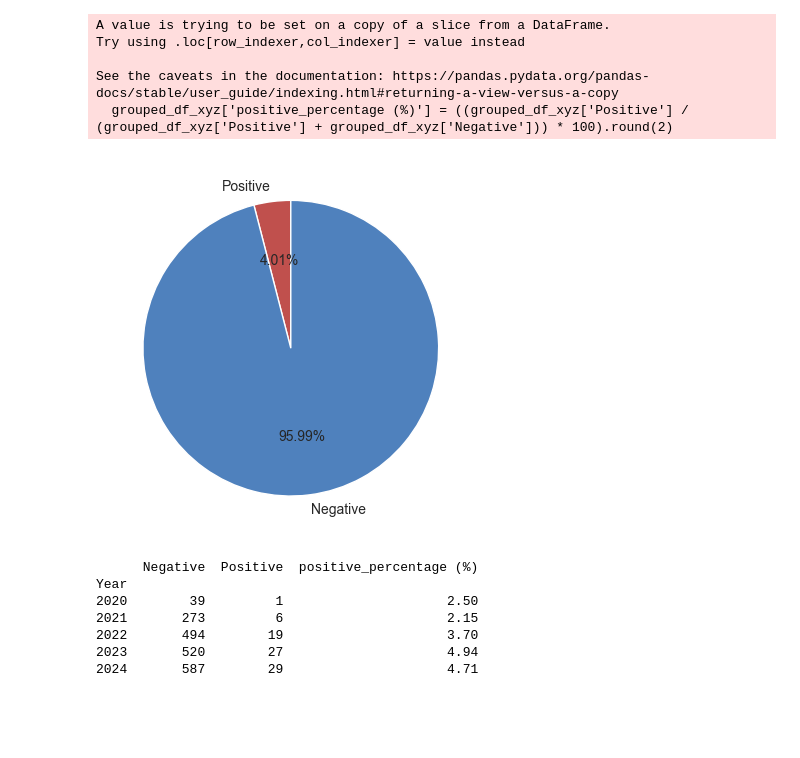
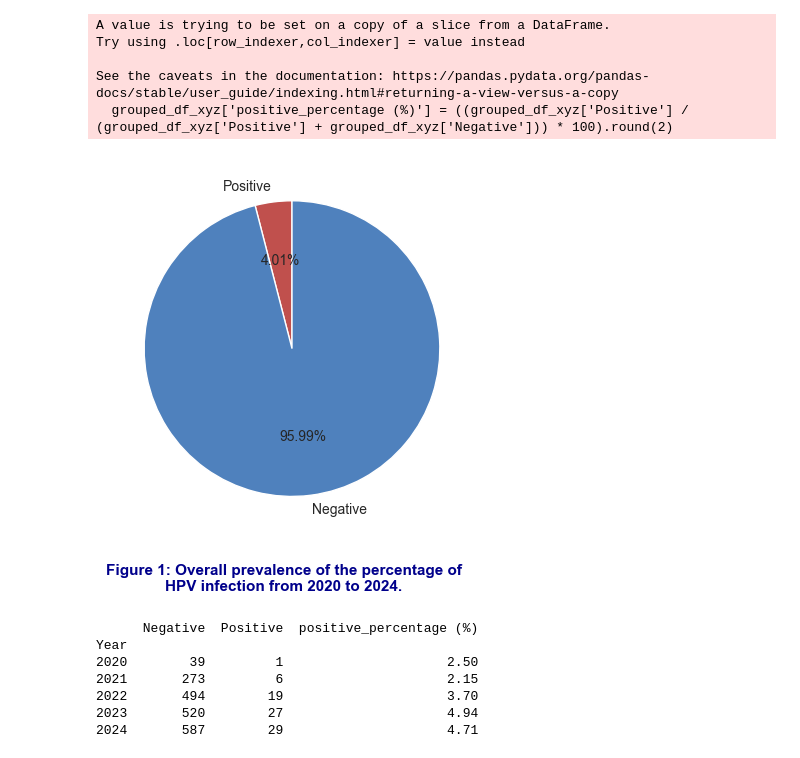
Before and after one commit to morshedrafi9/hpv_research_visualisation-01, a Jupyter notebook: HPV_research PRESENTATION (FINAL CODE).ipynb, the cells around one changed output. Drawn from its saved outputs; the diff is of its cells as text; code cells hidden in the pictures; blank space fills up the shorter version.

```diff
--- a/HPV_research PRESENTATION (FINAL CODE).ipynb
+++ b/HPV_research PRESENTATION (FINAL CODE).ipynb
@@ -56,17 +56,26 @@ See the caveats in the documentation: https://pandas.pydata.org/pandas-docs/stab
 # %%
 positive = grouped_df_xyz["Positive"].sum()
 negative = grouped_df_xyz["Negative"].sum()
 positive_and_negative = positive + negative
 positive_percentage = (positive / positive_and_negative) * 100
 negative_percentage = (negative / positive_and_negative) * 100
 
 y = np.array([positive_percentage, negative_percentage])
 mylabels = ["Positive", "Negative"]
 
 plt.pie(y, labels = mylabels, autopct="%1.2f%%", startangle = 90, colors = [ '#C0504D','#4F81BD'])
+
+plt.figtext(
+    0.5, -0.01,
+    "Figure 1: Overall prevalence of the percentage of\nHPV infection from 2020 to 2024.",
+    ha='center',
+    fontsize=11,
+    fontweight='bold',
+    color='darkblue'
+)
 plt.show()
 # %% [output]
-[figure, old version]
+[figure, new version]
 # %%
 # Assuming df is your dataframe
 grouped_df = df.groupby(['Year', 'Result']).size().unstack(fill_value=0)
```
Also changed, not shown: parts of 1 cell of this notebook.
